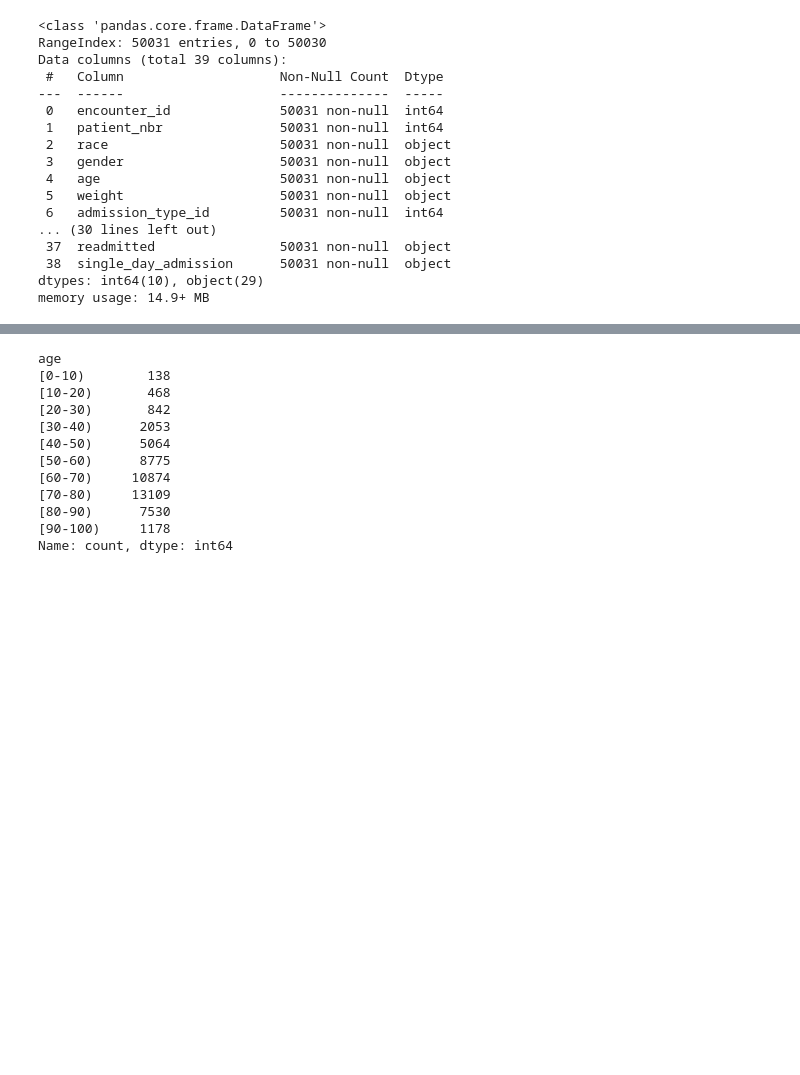
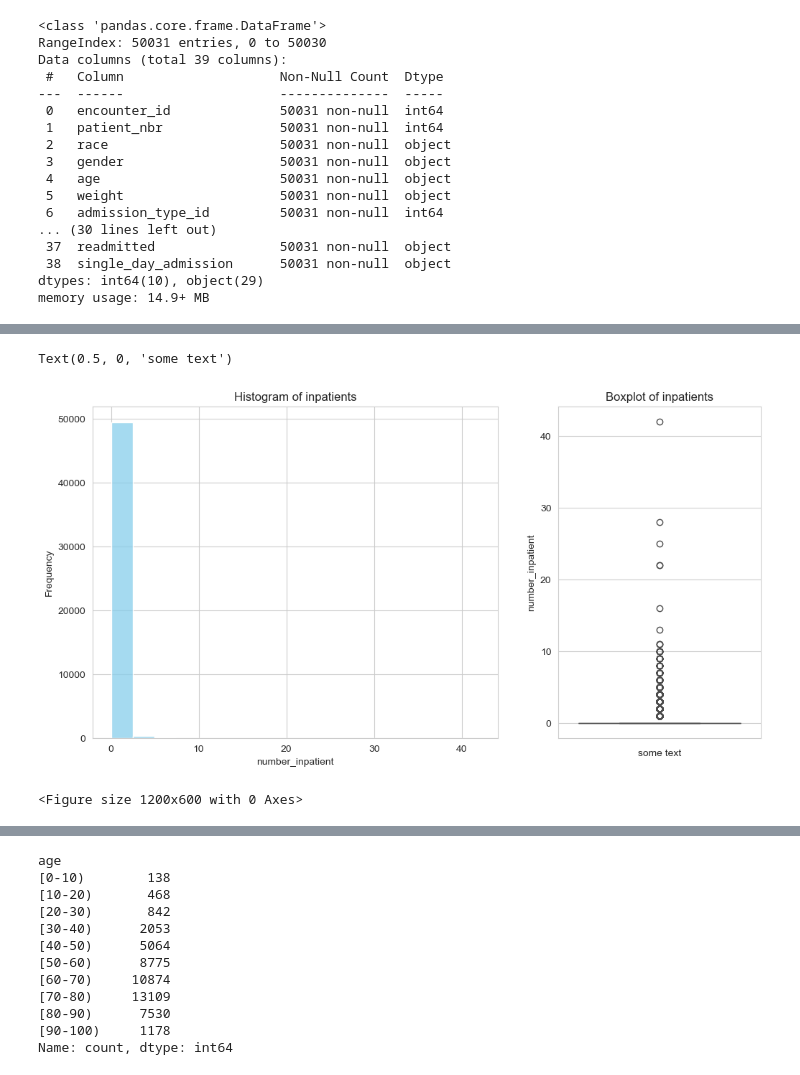
Before and after one commit to johnmarquess/IFN509, a Jupyter notebook: Assignment1_submission/assigment1_analysis.ipynb, the cells around one changed output, grey strips where cells are left out. Cells and saved outputs as stored; diff of their text form; code cells hidden in the pictures; blank space fills up the shorter version.

```diff
--- a/Assignment1_submission/assigment1_analysis.ipynb
+++ b/Assignment1_submission/assigment1_analysis.ipynb
@@ -34,0 +145,15 @@ Name: count, dtype: int64
+# %%
+fig, axes = plt.subplots(1, 2, figsize=(12, 6), gridspec_kw={'width_ratios': [2, 1]})
+plt.figure(figsize=(12, 6))
+sns.histplot(data=d1['number_inpatient' ], ax=axes[0] ,color='skyblue')
+axes[0].set_title(f'Histogram of inpatients')
+axes[0].set_xlabel('number_inpatient')
+axes[0].set_ylabel('Frequency')
+
+sns.boxplot(data=d1['number_inpatient'], ax=axes[1] ,color='orange')
+axes[1].set_title(f'Boxplot of inpatients')
+axes[1].set_xlabel('some text')
+# %% [output]
+Text(0.5, 0, 'some text')
+[figure, added]
+<Figure size 1200x600 with 0 Axes>
```
Also changed, not shown: parts of 42 cells of this notebook, 1 other file.
